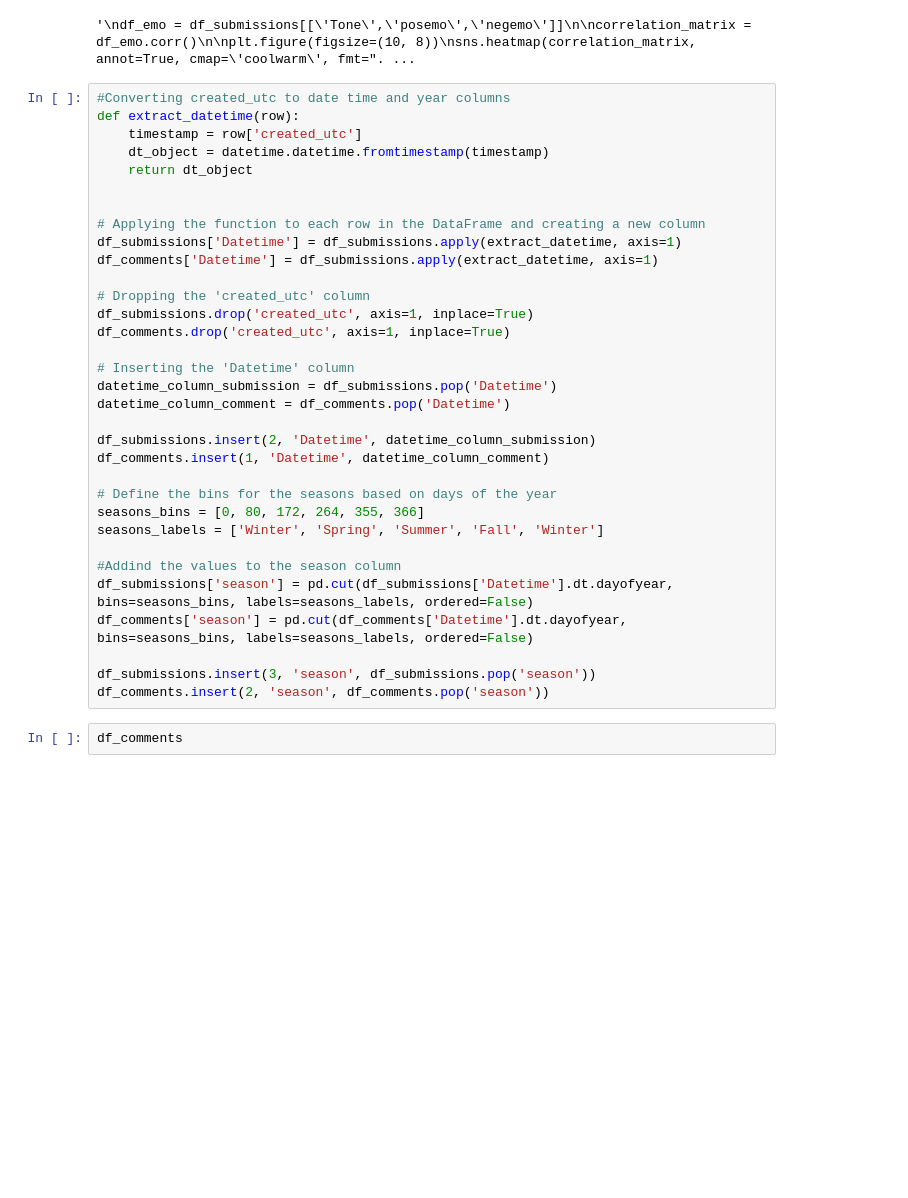
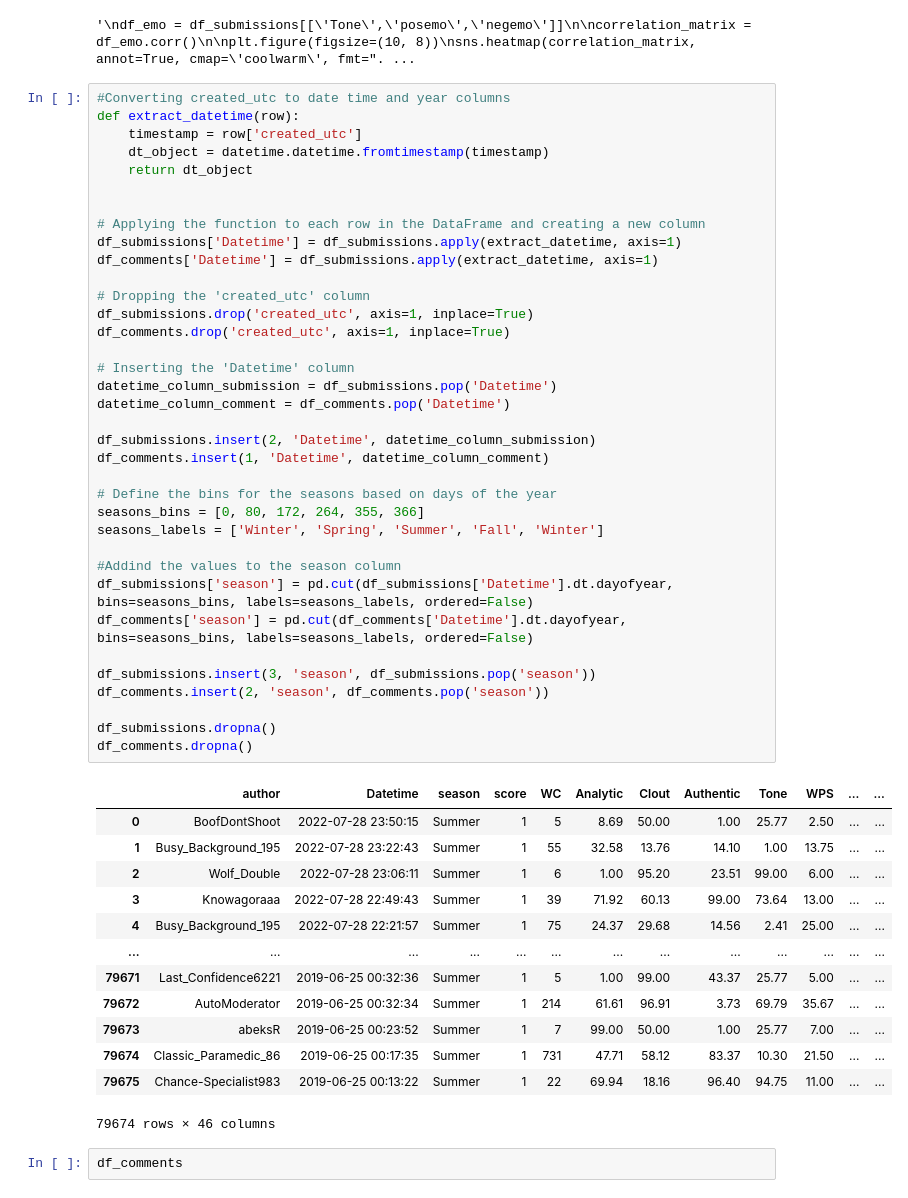
Before and after one commit to uyehaa/Applied-Analytics-Project, a Jupyter notebook: project1.ipynb, the cells around one changed output. Saved outputs shown, nothing was run; the diff lists cells and outputs as text; blank space fills up the shorter version.

```diff
--- a/project1.ipynb
+++ b/project1.ipynb
@@ -129,33 +197,50 @@ def extract_datetime(row):
     timestamp = row['created_utc']
     dt_object = datetime.datetime.fromtimestamp(timestamp)
     return dt_object
 
 
 # Applying the function to each row in the DataFrame and creating a new column
 df_submissions['Datetime'] = df_submissions.apply(extract_datetime, axis=1)
 df_comments['Datetime'] = df_submissions.apply(extract_datetime, axis=1)
 
 # Dropping the 'created_utc' column
 df_submissions.drop('created_utc', axis=1, inplace=True)
 df_comments.drop('created_utc', axis=1, inplace=True)
 
 # Inserting the 'Datetime' column
 datetime_column_submission = df_submissions.pop('Datetime')
 datetime_column_comment = df_comments.pop('Datetime')
 
 df_submissions.insert(2, 'Datetime', datetime_column_submission)
 df_comments.insert(1, 'Datetime', datetime_column_comment)
 
 # Define the bins for the seasons based on days of the year
 seasons_bins = [0, 80, 172, 264, 355, 366]
 seasons_labels = ['Winter', 'Spring', 'Summer', 'Fall', 'Winter']
 
 #Addind the values to the season column
 df_submissions['season'] = pd.cut(df_submissions['Datetime'].dt.dayofyear, bins=seasons_bins, labels=seasons_labels, ordered=False)
 df_comments['season'] = pd.cut(df_comments['Datetime'].dt.dayofyear, bins=seasons_bins, labels=seasons_labels, ordered=False)
 
 df_submissions.insert(3, 'season', df_submissions.pop('season'))
 df_comments.insert(2, 'season', df_comments.pop('season'))
+
+df_submissions.dropna()
+df_comments.dropna()
+# %% [output]
+|  | author | Datetime | season | score | WC | Analytic | Clout | Authentic | Tone | WPS | ... | ... |
+| 0 | BoofDontShoot | 2022-07-28 23:50:15 | Summer | 1 | 5 | 8.69 | 50.00 | 1.00 | 25.77 | 2.50 | ... | ... |
+| 1 | Busy_Background_195 | 2022-07-28 23:22:43 | Summer | 1 | 55 | 32.58 | 13.76 | 14.10 | 1.00 | 13.75 | ... | ... |
+| 2 | Wolf_Double | 2022-07-28 23:06:11 | Summer | 1 | 6 | 1.00 | 95.20 | 23.51 | 99.00 | 6.00 | ... | ... |
+| 3 | Knowagoraaa | 2022-07-28 22:49:43 | Summer | 1 | 39 | 71.92 | 60.13 | 99.00 | 73.64 | 13.00 | ... | ... |
+| 4 | Busy_Background_195 | 2022-07-28 22:21:57 | Summer | 1 | 75 | 24.37 | 29.68 | 14.56 | 2.41 | 25.00 | ... | ... |
+| ... | ... | ... | ... | ... | ... | ... | ... | ... | ... | ... | ... | ... |
+| 79671 | Last_Confidence6221 | 2019-06-25 00:32:36 | Summer | 1 | 5 | 1.00 | 99.00 | 43.37 | 25.77 | 5.00 | ... | ... |
+| 79672 | AutoModerator | 2019-06-25 00:32:34 | Summer | 1 | 214 | 61.61 | 96.91 | 3.73 | 69.79 | 35.67 | ... | ... |
+| 79673 | abeksR | 2019-06-25 00:23:52 | Summer | 1 | 7 | 99.00 | 50.00 | 1.00 | 25.77 | 7.00 | ... | ... |
+| 79674 | Classic_Paramedic_86 | 2019-06-25 00:17:35 | Summer | 1 | 731 | 47.71 | 58.12 | 83.37 | 10.30 | 21.50 | ... | ... |
+| 79675 | Chance-Specialist983 | 2019-06-25 00:13:22 | Summer | 1 | 22 | 69.94 | 18.16 | 96.40 | 94.75 | 11.00 | ... | ... |
+79674 rows × 46 columns
 # %%
 df_comments
 # %% [output]
```
Also changed, not shown: parts of 12 cells of this notebook, 1 other file.
